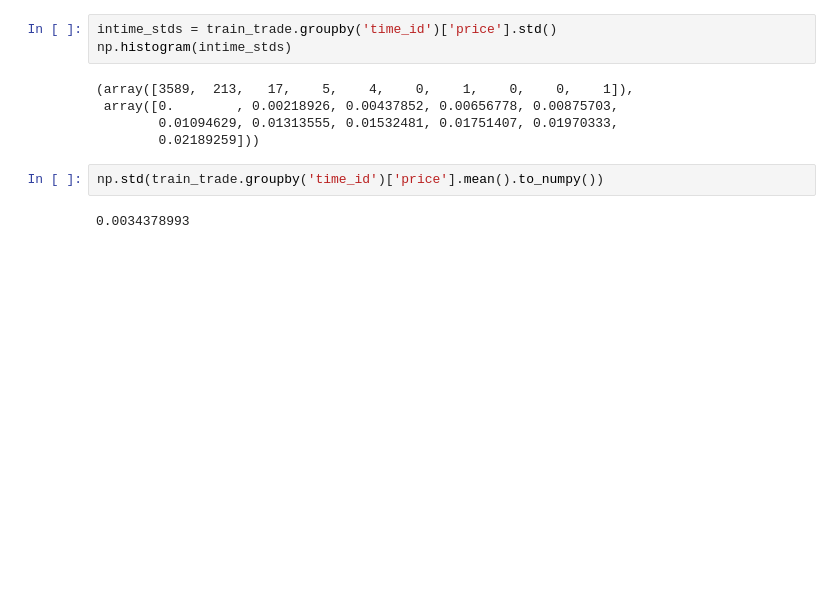
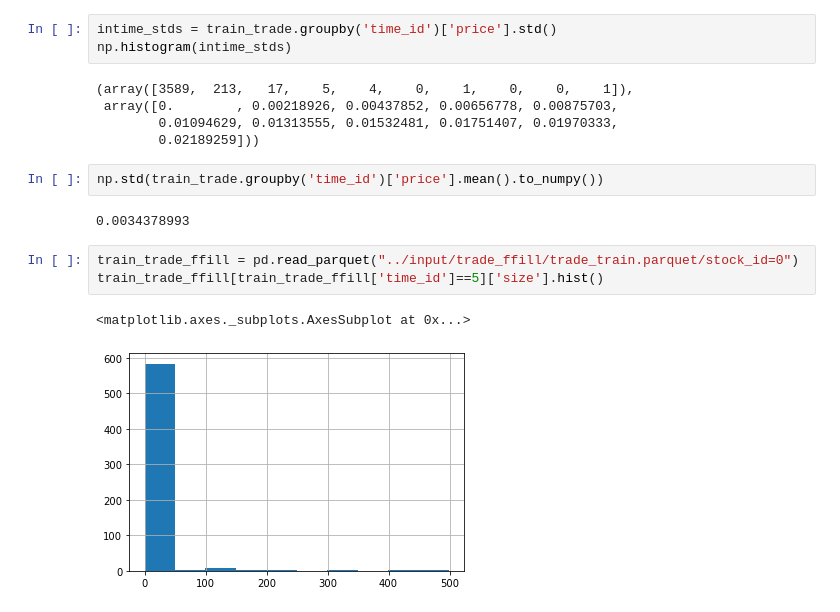
Before and after one commit to Zacchaeus00/kaggle-optiver, a Jupyter notebook: working/myeda.ipynb, the cells around one changed output. Drawn from its saved outputs; the diff is of its cells as text; blank space fills up the shorter version.

```diff
--- a/working/myeda.ipynb
+++ b/working/myeda.ipynb
@@ -135,3 +135,9 @@ np.histogram(intime_stds)
 np.std(train_trade.groupby('time_id')['price'].mean().to_numpy())
 # %% [output]
 0.0034378993
+# %%
+train_trade_ffill = pd.read_parquet("../input/trade_ffill/trade_train.parquet/stock_id=0")
+train_trade_ffill[train_trade_ffill['time_id']==5]['size'].hist()
+# %% [output]
+<matplotlib.axes._subplots.AxesSubplot at 0x...>
+[figure, added]
```
Also changed, not shown: 1 other file.
